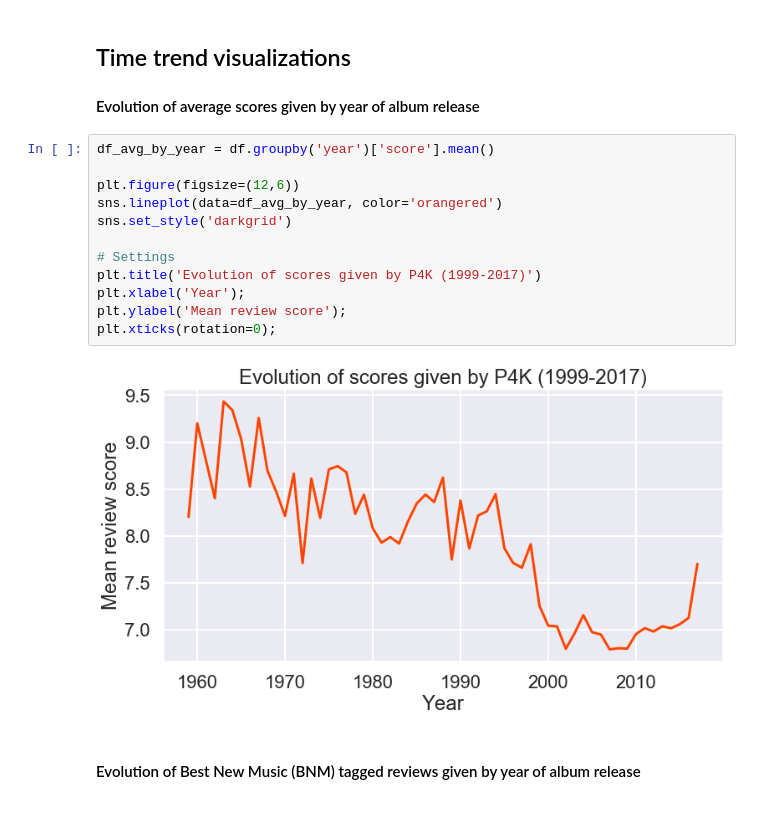
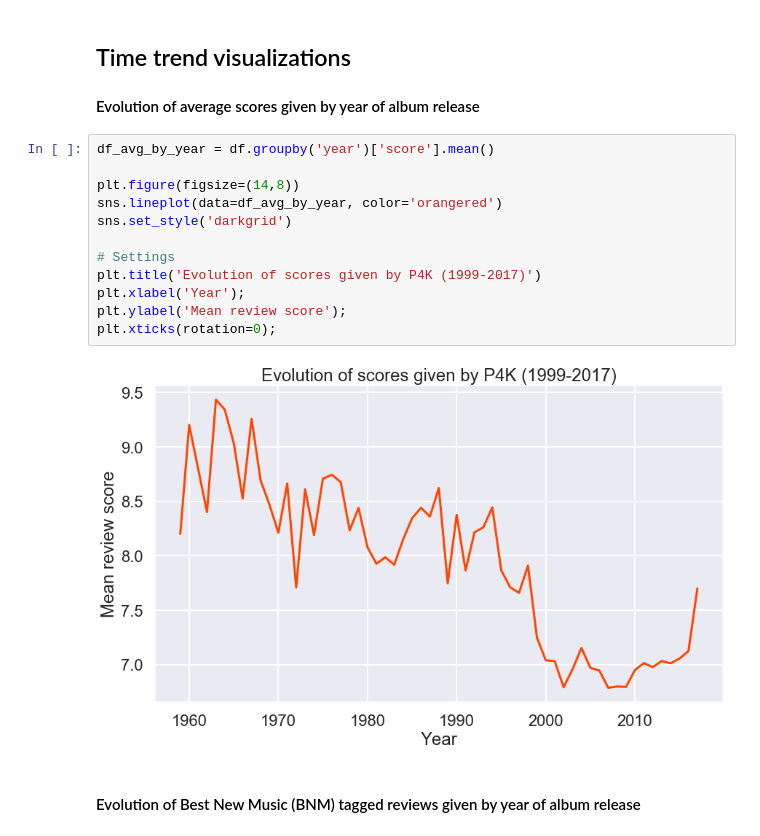
Before and after one commit to francisco3511/pitchfork-eda, a Jupyter notebook: eda_pitchfork.ipynb, the cells around one changed output. Cells and saved outputs as stored; diff of their text form.

```diff
--- a/eda_pitchfork.ipynb
+++ b/eda_pitchfork.ipynb
@@ -131,17 +131,17 @@ Name: genre, dtype: int64
 # %%
 df_avg_by_year = df.groupby('year')['score'].mean()
 
-plt.figure(figsize=(12,6))
+plt.figure(figsize=(14,8))
 sns.lineplot(data=df_avg_by_year, color='orangered')
 sns.set_style('darkgrid')
 
 # Settings
 plt.title('Evolution of scores given by P4K (1999-2017)')
 plt.xlabel('Year');
 plt.ylabel('Mean review score');
 plt.xticks(rotation=0);
 # %% [output]
-[figure, old version]
+[figure, new version]
 # %% [markdown]
 #### Evolution of Best New Music (BNM) tagged reviews given by year of album release
 # %%
```
Also changed, not shown: parts of 6 cells of this notebook, 2 other files.
